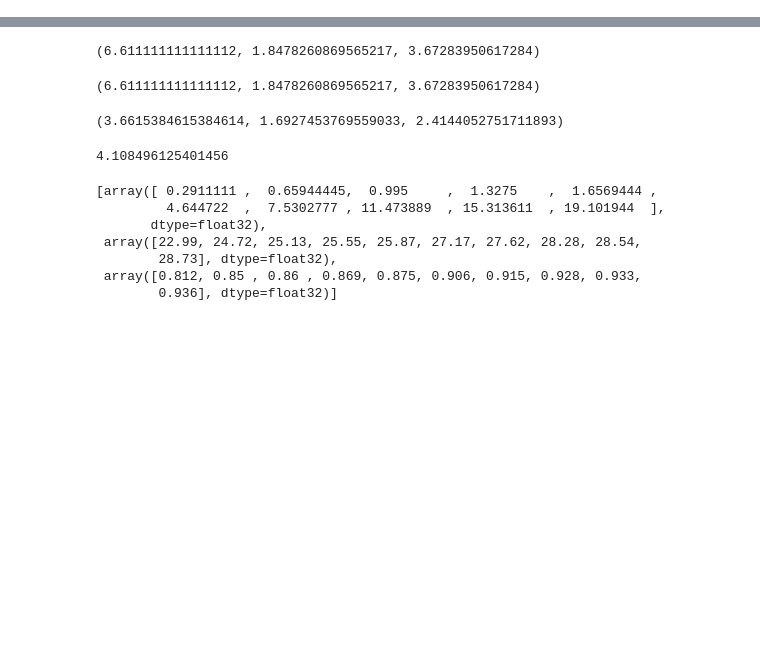
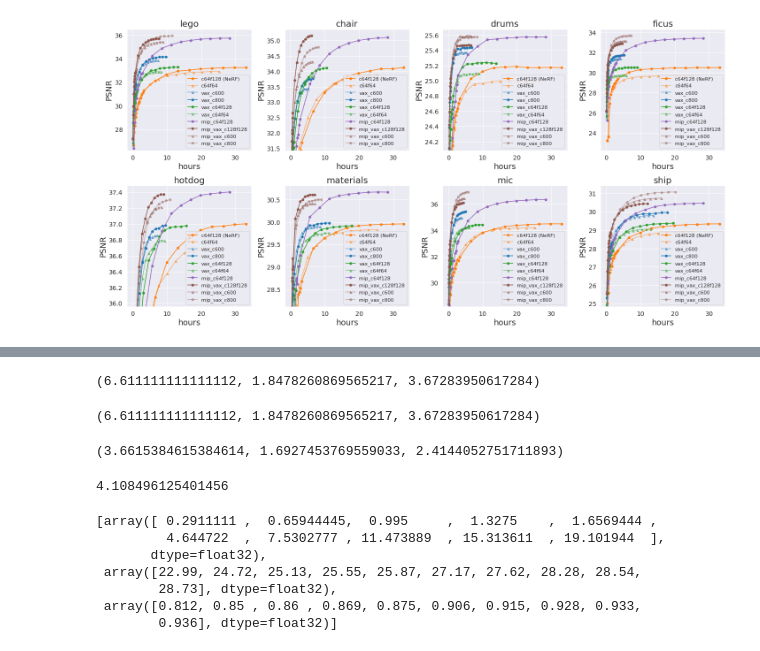
Before and after one commit to naruya/Vax-MipNeRF, a Jupyter notebook: scripts/figure.ipynb, the cells around one changed output, grey strips where cells are left out. Drawn from its saved outputs; the diff is of its cells as text; code cells hidden in the pictures; blank space fills up the shorter version.

Commit message:
update figure

```diff
--- a/scripts/figure.ipynb
+++ b/scripts/figure.ipynb
@@ -134,0 +152,86 @@ plt.show()
+# %%
+import pickle
+import matplotlib.pyplot as plt
+import numpy as np
+import seaborn as sns
+import pandas as pd
+sns.set()
+sns.color_palette()
+
+xlim = 33
+
+scenes = "lego chair drums ficus hotdog materials mic ship".split()
+# scenes = "Bike Lifestyle Palace Robot Spaceship Steamtrain Toad Wineholder".split()
+
+drop_exp = ["vax_c400", "vax_c64f16", "c64f16"]
+
+with open("output_vax_nerfdata.pkl", 'rb') as f:
+# with open("output_vax_nsvfdata.pkl", 'rb') as f:
+    data = pickle.load(f)
+    data_dict = {datai[0]:(np.array(datai[1]), np.array(datai[2]), np.array(datai[3])) for datai in data}
+
+with open("output_mip_nerfdata.txt", 'r') as f:
+# with open("output_nsvf_nsvfdata.txt", 'r') as f:
+    data_mip = f.readlines()
+data_mip = [line.strip().replace('\n', ' ') for line in data_mip if not line == "\n"]
+data_mip = [np.array(line.split(), np.float32) if not "logs" in line else line.split('logs/')[1] for line in data_mip]
+data_mip = np.array(data_mip, dtype=object).reshape(len(data_mip)//4,4)
+data_mip = [(datai[0], datai[1], datai[2], datai[3]) for datai in data_mip]
+data_mip_dict = {datai[0]:(datai[1], datai[2], datai[3]) for datai in data_mip}
+
+for val_idx in [2,3]:
+    metrics = 'PSNR' if val_idx == 2 else 'SSIM'
+
+    fig, axes = plt.subplots(2, 4, figsize=(20,10))
+    times = dict(zip(color_dict.keys(), [[] for _ in range(len(color_dict))]))
+
+    for idx, scene in enumerate(scenes):
+        data_scene = [datai for datai in data if scene in datai[0] and not datai[0][len(scene)+1:] in drop_exp]
+        # data_scene[0], data_scene[1], data_scene[2] = data_scene[0], data_scene[2], data_scene[1]
+        # data_scene[3], data_scene[4], data_scene[5] = data_scene[5], data_scene[4], data_scene[/3]
+        ax = axes[idx//4][idx%4]
+        ylims = []
+        # NeRF and VaxNeRF
+        for datai in data_scene:
+            exp_name = datai[0][len(scene)+1:]
+            dt = datai[1]
+            value = datai[val_idx]
+            if exp_name == 'c64f128':
+                y_center = value[-1]
+            x = np.array(list(np.arange(1,10) * dt) + list(np.arange(10,101,10) * dt))[:len(value)] / 60.
+            times[exp_name].append(x.max())
+            linestyle = 'solid' if "vax" in exp_name else 'dashed'
+            ylims.append([np.min(value[:np.sum(x < xlim)]), np.max(value[:np.sum(x < xlim)])])
+            if exp_name == 'c64f128':
+                ax.plot(x,value,label='c64f128 (NeRF)',color=color_dict[exp_name],marker=marker_dict[exp_name],alpha=alpha_dict[exp_name],markersize=5)
+            else:
+                ax.plot(x,value,label=exp_name,color=color_dict[exp_name],marker=marker_dict[exp_name],alpha=alpha_dict[exp_name],markersize=5)
+
+        # MipNeRF
+        data_scene = [datai for datai in data_mip if scene in datai[0]]
+        for datai in data_scene:
+            exp_name = datai[0].split('/')[0]
+            if exp_name == 'mip':
+                exp_name = 'mip_c64f128'
+            x = datai[1]
+            value = datai[val_idx]
+            ylims.append([np.min(value), np.max(value)])
+            ax.plot(x,value,label=exp_name,color=color_dict[exp_name],marker=marker_dict[exp_name],alpha=alpha_dict[exp_name],markersize=5)
+    #     meti = 1 if metrics == "PSNR" else 2
+    #     ax.plot(data_scene_nsvf[0],data_scene_nsvf[meti],label=exp_name,color=color_dict[exp_name],marker=marker_dict[exp_name],alpha=alpha_dict[exp_name],markersize=5)
+
+        ax.set_xlabel('hours', size=18); ax.set_ylabel(metrics, size=18)
+        ax.set_xlim([-xlim*0.05, xlim*1.05])
+        ax.tick_params(axis='x', labelsize=14)
+        ax.tick_params(axis='y', labelsize=14)
+
+        ymin, ymax = np.min(np.array(ylims)[:,0]), np.max(np.array(ylims)[:,1])
+        margin = (ymax - y_center)
+        # ax.set_ylim([ymin + margin*0.1, ymax + margin*0.05])
+        ax.set_ylim([y_center - margin*2.6 , ymax + margin*0.2])
+        ax.legend(); ax.set_title(scene, size=20)
+
+    plt.tight_layout()
+    plt.show()
+# %% [output]
+[figure, added]
```
Also changed, not shown: parts of 5 cells of this notebook.
